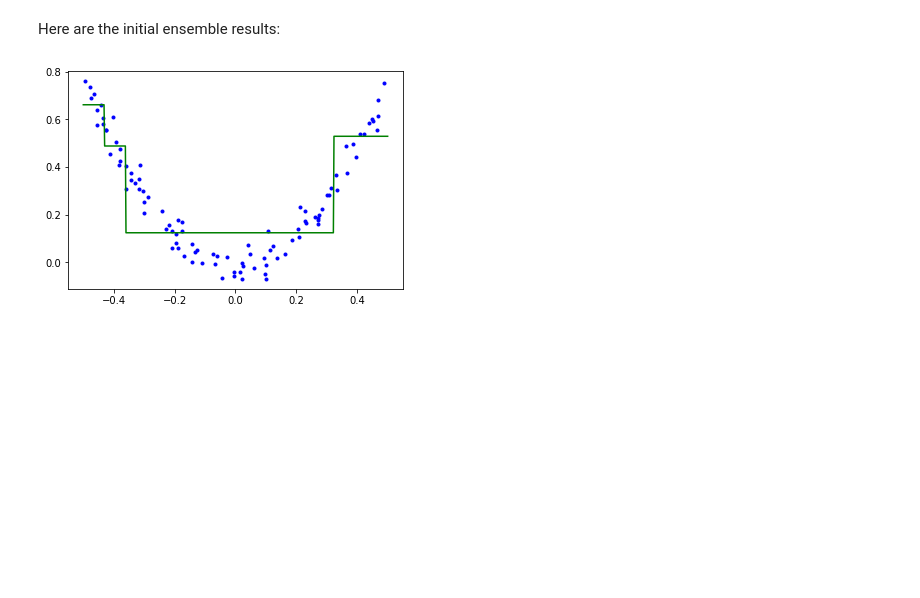
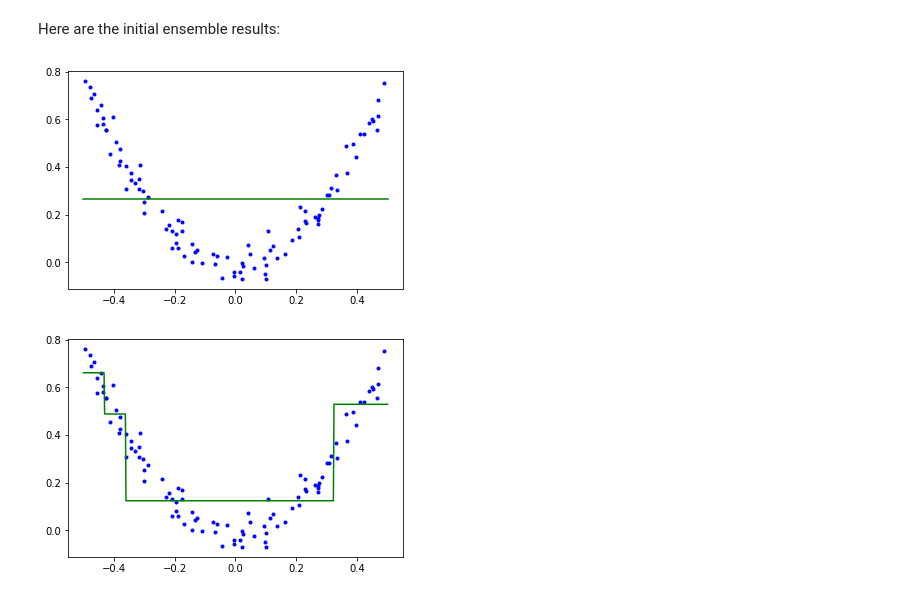
Before and after one commit to h183502/DAT158ML, a Jupyter notebook: Part4-tree_based_models/DAT158-Part4-3-Gradient_Boosting.ipynb, the cells around one changed output. Drawn from its saved outputs; the diff is of its cells as text; code cells hidden in the pictures; blank space fills up the shorter version.

```diff
--- a/Part4-tree_based_models/DAT158-Part4-3-Gradient_Boosting.ipynb
+++ b/Part4-tree_based_models/DAT158-Part4-3-Gradient_Boosting.ipynb
@@ -228,6 +270,10 @@ DecisionTreeRegressor(criterion='mse', max_depth=2, max_features=None,
 F_3_pred = F_2_pred + h_2.predict(X)
 # %% [markdown]
 Here are the initial ensemble results:
+# %%
+plot_predictions([F_0,])
+# %% [output]
+[figure, added]
 # %%
 plot_predictions([F_0, h_0])
 # %% [output]
```
Also changed, not shown: parts of 10 cells of this notebook.
